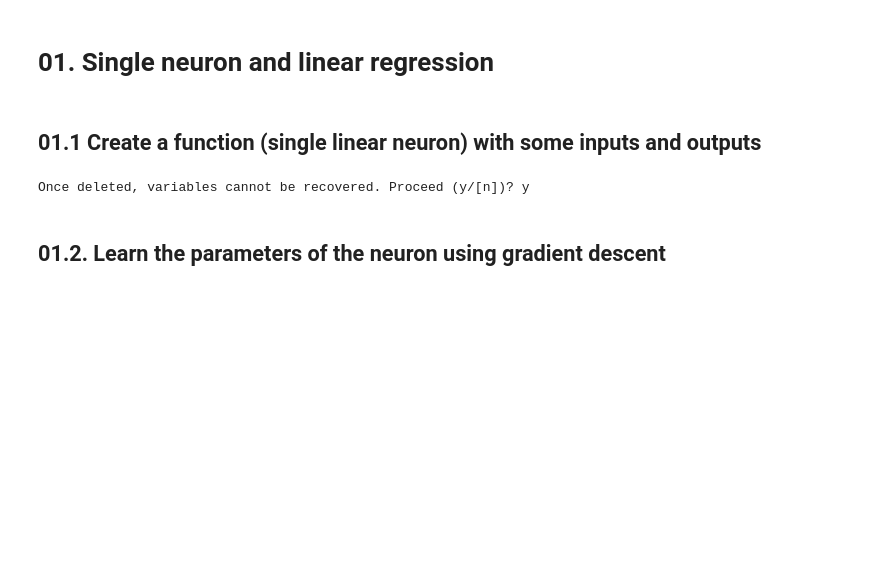
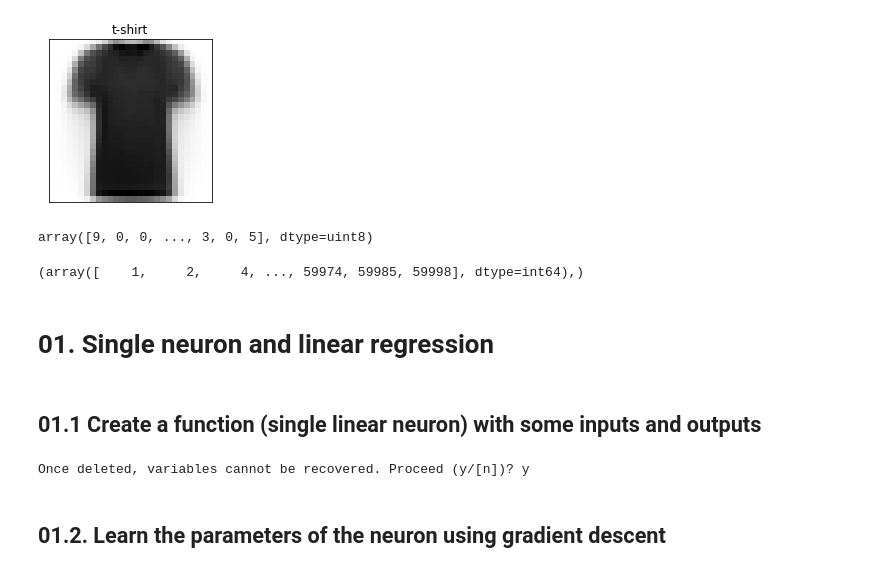
Before and after one commit to zafarrafii/Deep-Learning, a Jupyter notebook: ann.ipynb, the cells around one changed output. Drawn from its saved outputs; the diff is of its cells as text; code cells hidden in the pictures; blank space fills up the shorter version.

```diff
--- a/ann.ipynb
+++ b/ann.ipynb
@@ -1,3 +25,22 @@
+# %%
+i = 0
+a = train_inputs[train_outputs == i, : , :]
+plt.figure(figsize=(3, 3))
+plt.imshow(np.mean(a, 0), cmap="binary")
+plt.xticks([])
+plt.yticks([])
+plt.title(text_labels[i])
+plt.show()
+# %% [output]
+[figure, added]
+# %%
+train_outputs
+# %% [output]
+array([9, 0, 0, ..., 3, 0, 5], dtype=uint8)
+# %%
+np.where(train_outputs == i)
+# %% [output]
+(array([    1,     2,     4, ..., 59974, 59985, 59998], dtype=int64),)
 # %% [markdown]
 # 01. Single neuron and linear regression
 # %% [markdown]
```
Also changed, not shown: parts of 3 cells of this notebook.
